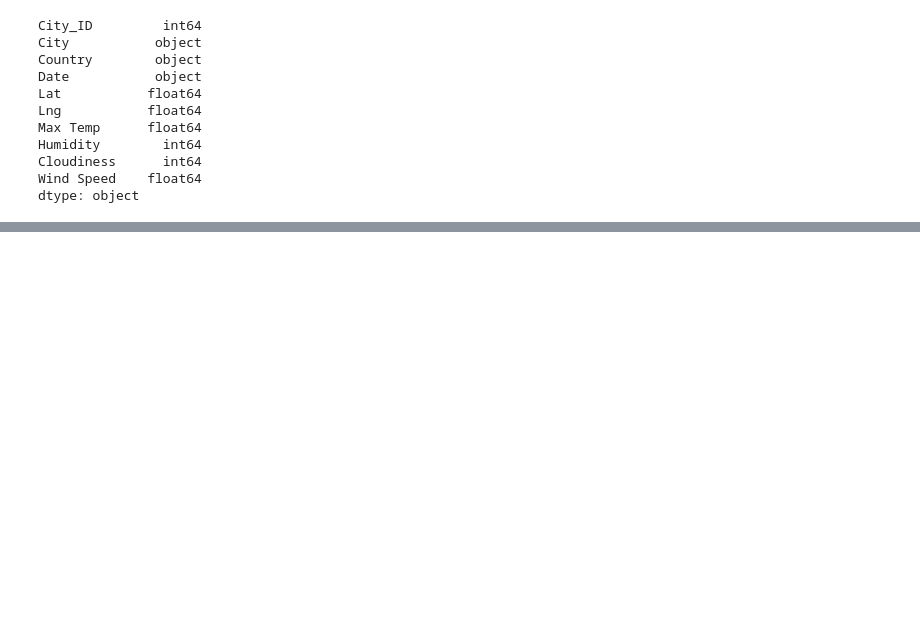
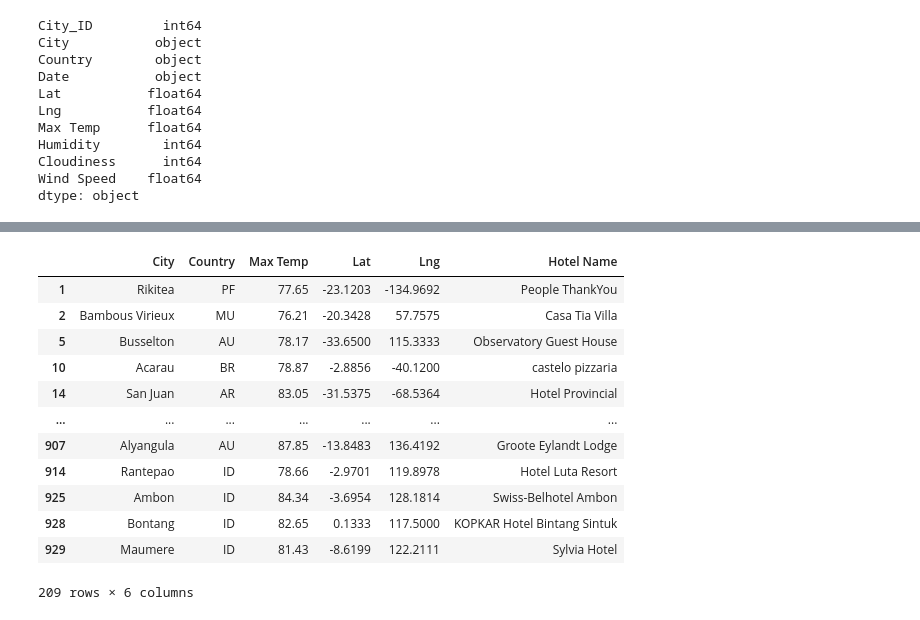
Before and after one commit to EricaLedezma/World_Weather_Analysis, a Jupyter notebook: VacationPy.ipynb, the cells around one changed output, grey strips where cells are left out. Saved outputs shown, nothing was run; the diff lists cells and outputs as text; code cells hidden in the pictures; blank space fills up the shorter version.

```diff
--- a/VacationPy.ipynb
+++ b/VacationPy.ipynb
@@ -59,0 +142,5 @@ InvalidWeightException: -29.81 is not a valid weight. Weights must be non-negati
+# %%
+# Create DataFrame called hotel_df to store hotel names along with city, country, max temp, and coordinates.
+hotel_df = preferred_cities_df[["City", "Country", "Max Temp", "Lat", "Lng"]].copy()
+hotel_df["Hotel Name"] = ""
+hotel_df.head(10)
@@ -59,0 +159,28 @@ InvalidWeightException: -29.81 is not a valid weight. Weights must be non-negati
+# %%
+# Set parameters to search for a hotel.
+params = {
+    "radius": 5000,
+    "type": "lodging",
+    "key": g_key
+}
+# %%
+# Iterate through the DataFrame.
+for index, row in hotel_df.iterrows():
+    # Get the latitude and longitude.
+    lat = row["Lat"]
+    lng = row["Lng"]
+
+    # Add the latitude and longitude to location key for the params dictionary.
+    params["location"] = f"{lat},{lng}"
+
+    # Use the search term: "lodging" and our latitude and longitude.
+    base_url = "https://maps.googleapis.com/maps/api/place/nearbysearch/json"
+    # Make request and get the JSON data from the search.
+    hotels = requests.get(base_url, params=params).json()
+
+    # Grab the first hotel from the results and store the name.
+    try:
+        hotel_df.loc[index, "Hotel Name"] = hotels["results"][0]["name"]
+        print("hotel correctly added")
+    except (IndexError):
+        print("Hotel not found... skipping.")
@@ -59,0 +205,16 @@ InvalidWeightException: -29.81 is not a valid weight. Weights must be non-negati
+# %%
+hotel_df
+# %% [output]
+|  | City | Country | Max Temp | Lat | Lng | Hotel Name |
+| 1 | Rikitea | PF | 77.65 | -23.1203 | -134.9692 | People ThankYou |
+| 2 | Bambous Virieux | MU | 76.21 | -20.3428 | 57.7575 | Casa Tia Villa |
+| 5 | Busselton | AU | 78.17 | -33.6500 | 115.3333 | Observatory Guest House |
+| 10 | Acarau | BR | 78.87 | -2.8856 | -40.1200 | castelo pizzaria |
+| 14 | San Juan | AR | 83.05 | -31.5375 | -68.5364 | Hotel Provincial |
+| ... | ... | ... | ... | ... | ... | ... |
+| 907 | Alyangula | AU | 87.85 | -13.8483 | 136.4192 | Groote Eylandt Lodge |
+| 914 | Rantepao | ID | 78.66 | -2.9701 | 119.8978 | Hotel Luta Resort |
+| 925 | Ambon | ID | 84.34 | -3.6954 | 128.1814 | Swiss-Belhotel Ambon |
+| 928 | Bontang | ID | 82.65 | 0.1333 | 117.5000 | KOPKAR Hotel Bintang Sintuk |
+| 929 | Maumere | ID | 81.43 | -8.6199 | 122.2111 | Sylvia Hotel |
+209 rows × 6 columns
```
Also changed, not shown: parts of 13 cells of this notebook, 1 other file.
